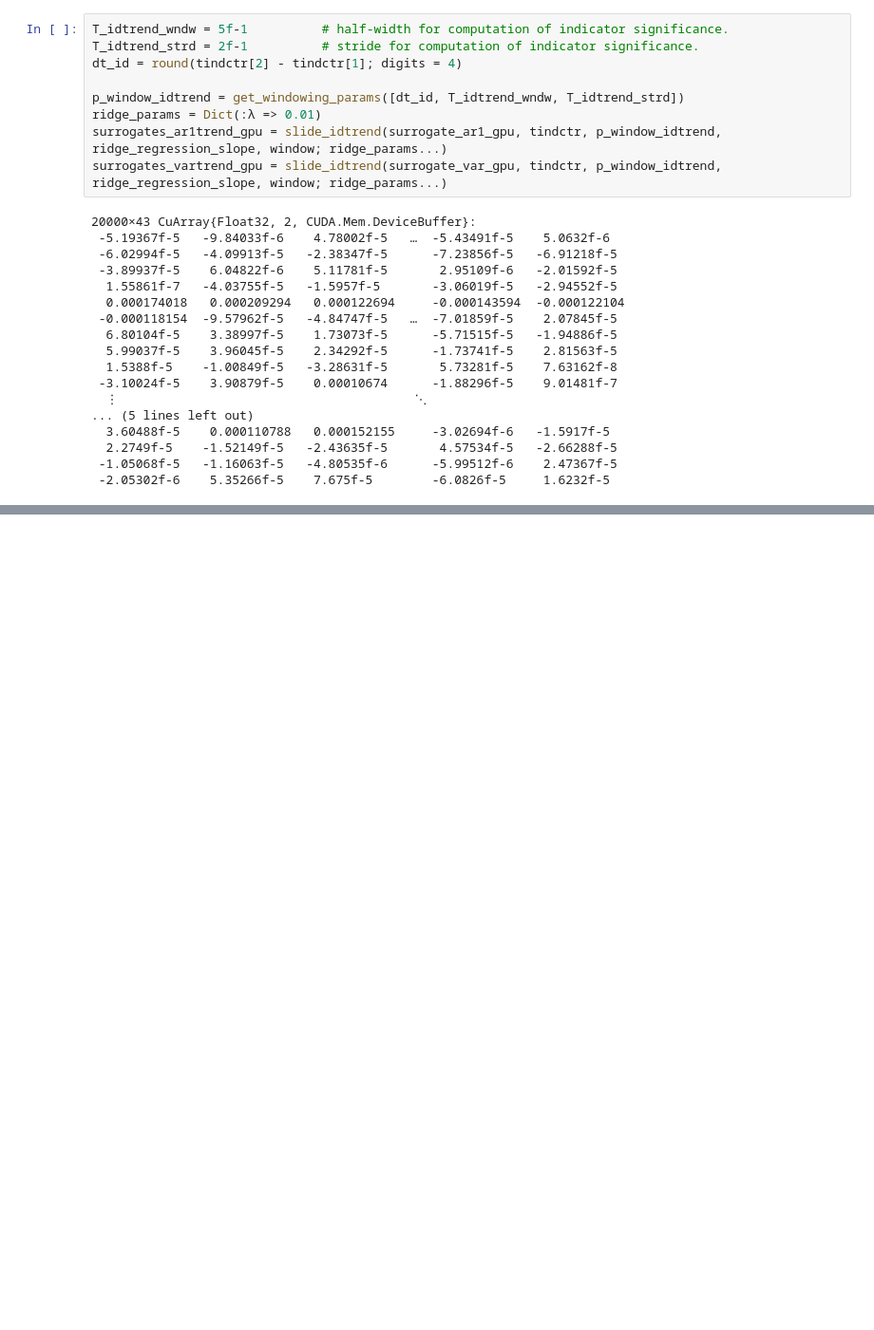
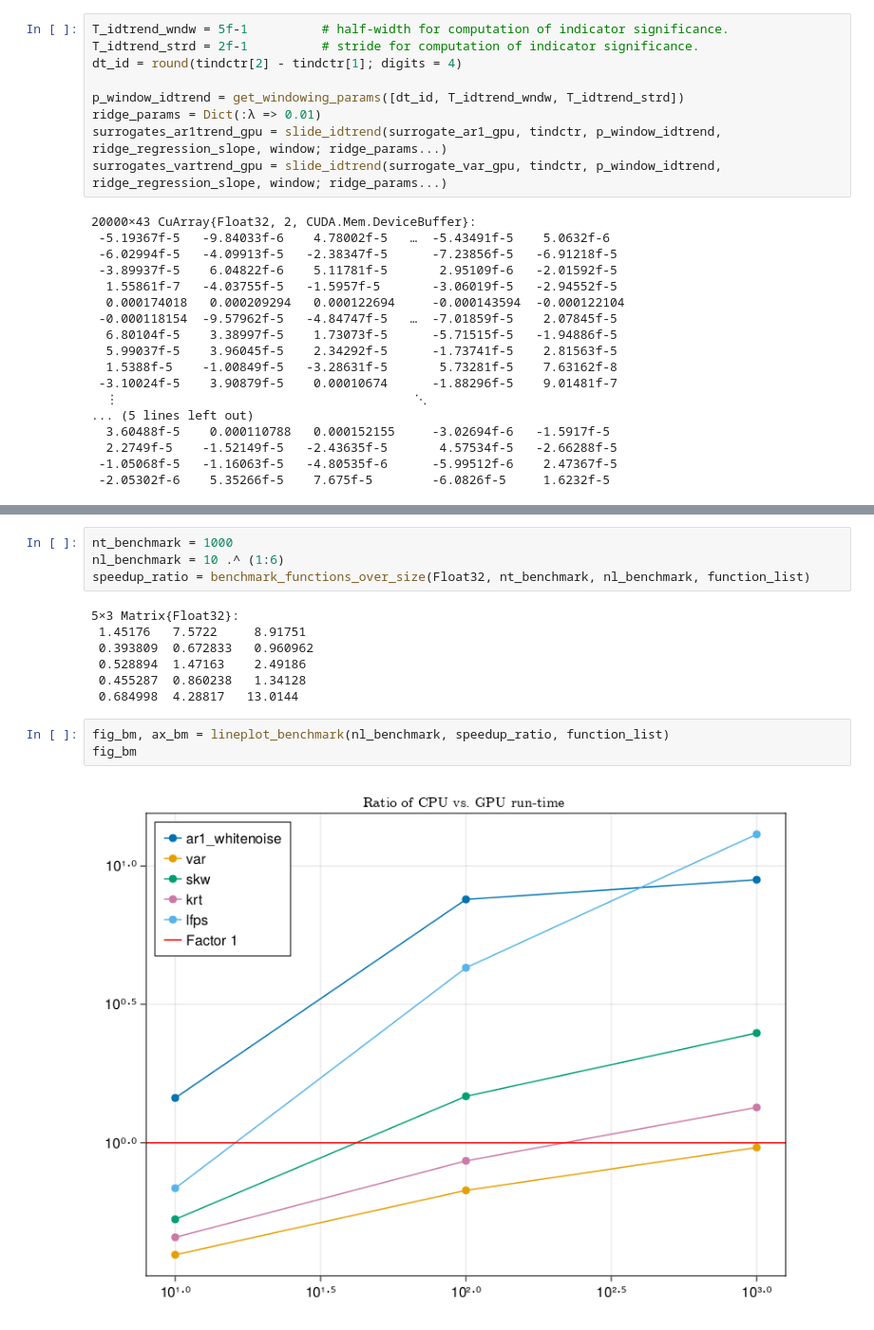
Before and after one commit to JanJereczek/StatisticalEWS, a Jupyter notebook: notebooks/demo_palma.ipynb, the cells around one changed output, grey strips where cells are left out. Shown at 95% size. Drawn from its saved outputs; the diff is of its cells as text; blank space fills up the shorter version.

```diff
--- a/notebooks/demo_palma.ipynb
+++ b/notebooks/demo_palma.ipynb
@@ -382,0 +391,16 @@ fig
+# %%
+nt_benchmark = 1000
+nl_benchmark = 10 .^ (1:6)
+speedup_ratio = benchmark_functions_over_size(Float32, nt_benchmark, nl_benchmark, function_list)
+# %% [output]
+5×3 Matrix{Float32}:
+ 1.45176   7.5722     8.91751
+ 0.393809  0.672833   0.960962
+ 0.528894  1.47163    2.49186
+ 0.455287  0.860238   1.34128
+ 0.684998  4.28817   13.0144
+# %%
+fig_bm, ax_bm = lineplot_benchmark(nl_benchmark, speedup_ratio, function_list)
+fig_bm
+# %% [output]
+[figure, added]
```
Also changed, not shown: parts of 20 cells of this notebook, 2 other files.
